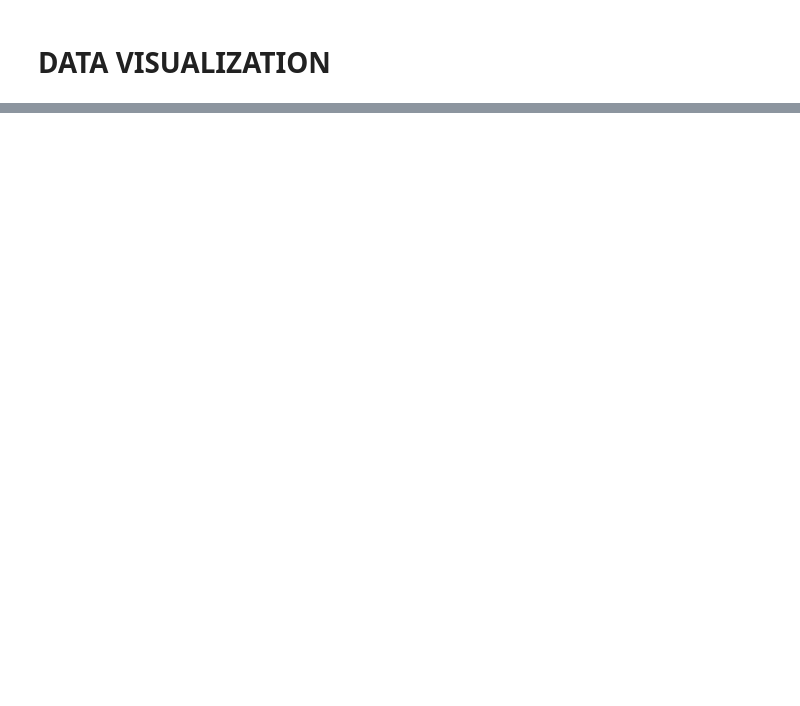
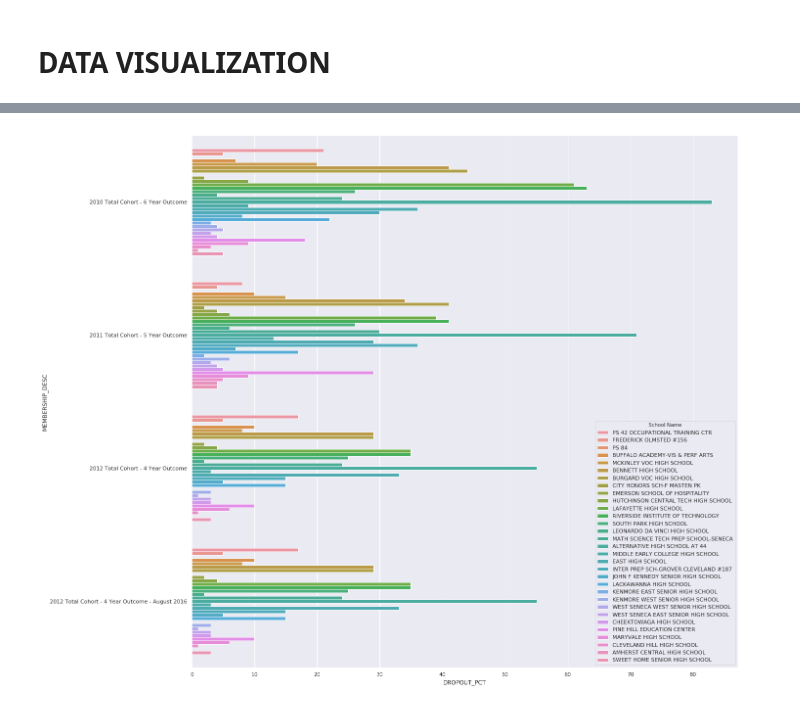
Before and after one commit to MangoFiasco/DSAProject, a Jupyter notebook: Data Visualization.ipynb, the cells around one changed output, grey strips where cells are left out. Drawn from its saved outputs; the diff is of its cells as text; code cells hidden in the pictures; blank space fills up the shorter version.

```diff
--- a/Data Visualization.ipynb
+++ b/Data Visualization.ipynb
@@ -52,0 +80,5 @@ cohort4_2016_ALL
+# %%
+plt.subplots(figsize=(20,20))
+ax = sns.barplot(x="DROPOUT_PCT", y="MEMBERSHIP_DESC",hue="School Name", data=main2016all)
+# %% [output]
+[figure, added]
```
Also changed, not shown: parts of 19 cells of this notebook, 21 other files.
